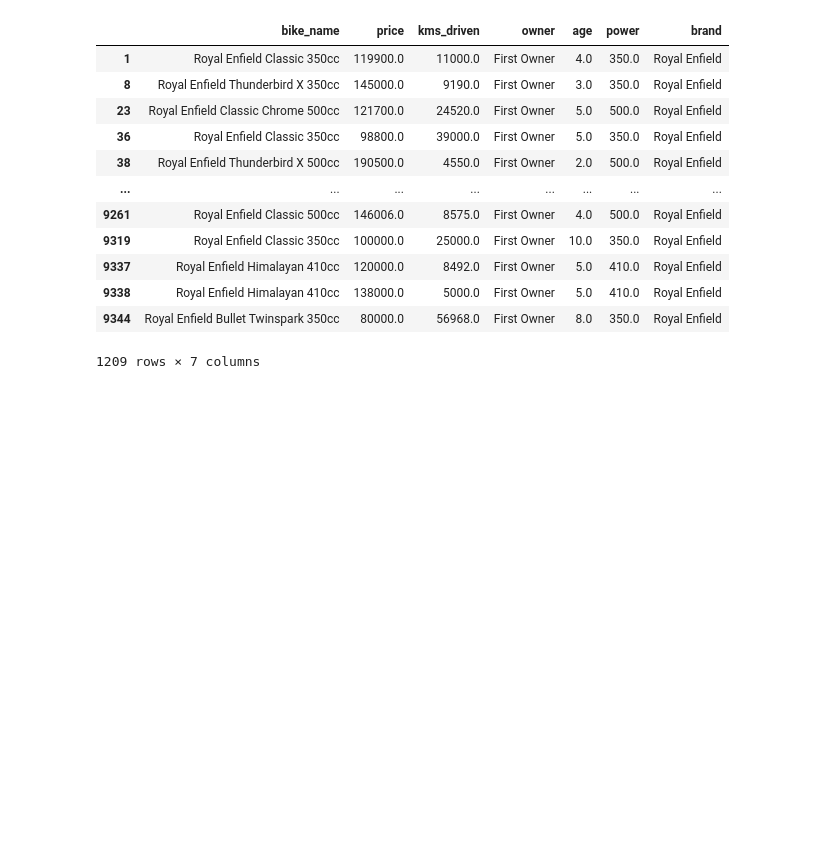
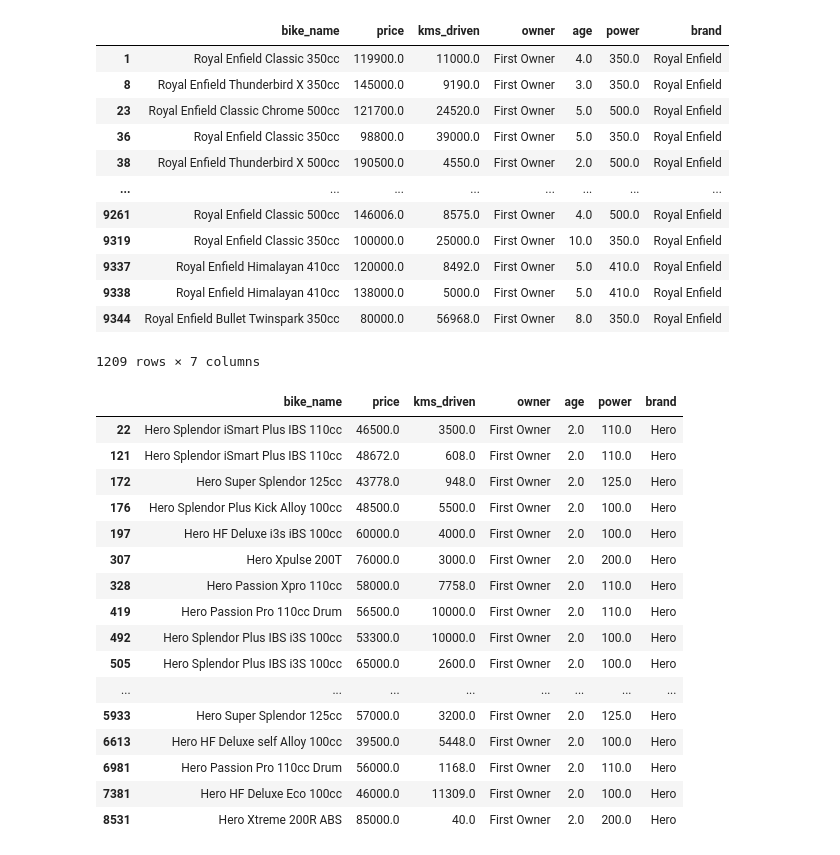
Before and after one commit to Nk2603/Data_Analytics, a Jupyter notebook: Pandas/bike_used.ipynb, the cells around one changed output. Saved outputs shown, nothing was run; the diff lists cells and outputs as text; code cells hidden in the pictures; blank space fills up the shorter version.

Commit message:
pandas query and scikit-learn

```diff
--- a/Pandas/bike_used.ipynb
+++ b/Pandas/bike_used.ipynb
@@ -26,7 +14,7 @@ why file path --> raw string
 because python take backslash (\) as escape sequence so we convert it into raw string using r preceeding to path enclosed with in ""
 # %%
 ## read file
-df = pd.read_csv(r"C:\Users\91960\Desktop\Data Analytics\Pandas\Used_Bikes.csv")
+df = pd.read_csv(r"./Used_Bikes.csv")
 df
 # %% [output]
 |  | bike_name | price | city | kms_driven | owner | age | power | brand |
@@ -376,3 +364,23 @@ df.query("brand=='Royal Enfield' and owner=='First Owner'")
 | 9338 | Royal Enfield Himalayan 410cc | 138000.0 | 5000.0 | First Owner | 5.0 | 410.0 | Royal Enfield |
 | 9344 | Royal Enfield Bullet Twinspark 350cc | 80000.0 | 56968.0 | First Owner | 8.0 | 350.0 | Royal Enfield |
 1209 rows × 7 columns
+# %%
+df.query("brand=='Hero' and age<=2 and kms_driven<=50000 and (owner=='First Owner' or owner=='Second Owner')")
+# %% [output]
+|  | bike_name | price | kms_driven | owner | age | power | brand |
+| 22 | Hero Splendor iSmart Plus IBS 110cc | 46500.0 | 3500.0 | First Owner | 2.0 | 110.0 | Hero |
+| 121 | Hero Splendor iSmart Plus IBS 110cc | 48672.0 | 608.0 | First Owner | 2.0 | 110.0 | Hero |
+| 172 | Hero Super Splendor 125cc | 43778.0 | 948.0 | First Owner | 2.0 | 125.0 | Hero |
+| 176 | Hero Splendor Plus Kick Alloy 100cc | 48500.0 | 5500.0 | First Owner | 2.0 | 100.0 | Hero |
+| 197 | Hero HF Deluxe i3s iBS 100cc | 60000.0 | 4000.0 | First Owner | 2.0 | 100.0 | Hero |
+| 307 | Hero Xpulse 200T | 76000.0 | 3000.0 | First Owner | 2.0 | 200.0 | Hero |
+| 328 | Hero Passion Xpro 110cc | 58000.0 | 7758.0 | First Owner | 2.0 | 110.0 | Hero |
+| 419 | Hero Passion Pro 110cc Drum | 56500.0 | 10000.0 | First Owner | 2.0 | 110.0 | Hero |
+| 492 | Hero Splendor Plus IBS i3S 100cc | 53300.0 | 10000.0 | First Owner | 2.0 | 100.0 | Hero |
+| 505 | Hero Splendor Plus IBS i3S 100cc | 65000.0 | 2600.0 | First Owner | 2.0 | 100.0 | Hero |
+| ... | ... | ... | ... | ... | ... | ... | ... |
+| 5933 | Hero Super Splendor 125cc | 57000.0 | 3200.0 | First Owner | 2.0 | 125.0 | Hero |
+| 6613 | Hero HF Deluxe self Alloy 100cc | 39500.0 | 5448.0 | First Owner | 2.0 | 100.0 | Hero |
+| 6981 | Hero Passion Pro 110cc Drum | 56000.0 | 1168.0 | First Owner | 2.0 | 110.0 | Hero |
+| 7381 | Hero HF Deluxe Eco 100cc | 46000.0 | 11309.0 | First Owner | 2.0 | 100.0 | Hero |
+| 8531 | Hero Xtreme 200R ABS | 85000.0 | 40.0 | First Owner | 2.0 | 200.0 | Hero |
```
Also changed, not shown: parts of 30 cells of this notebook.
